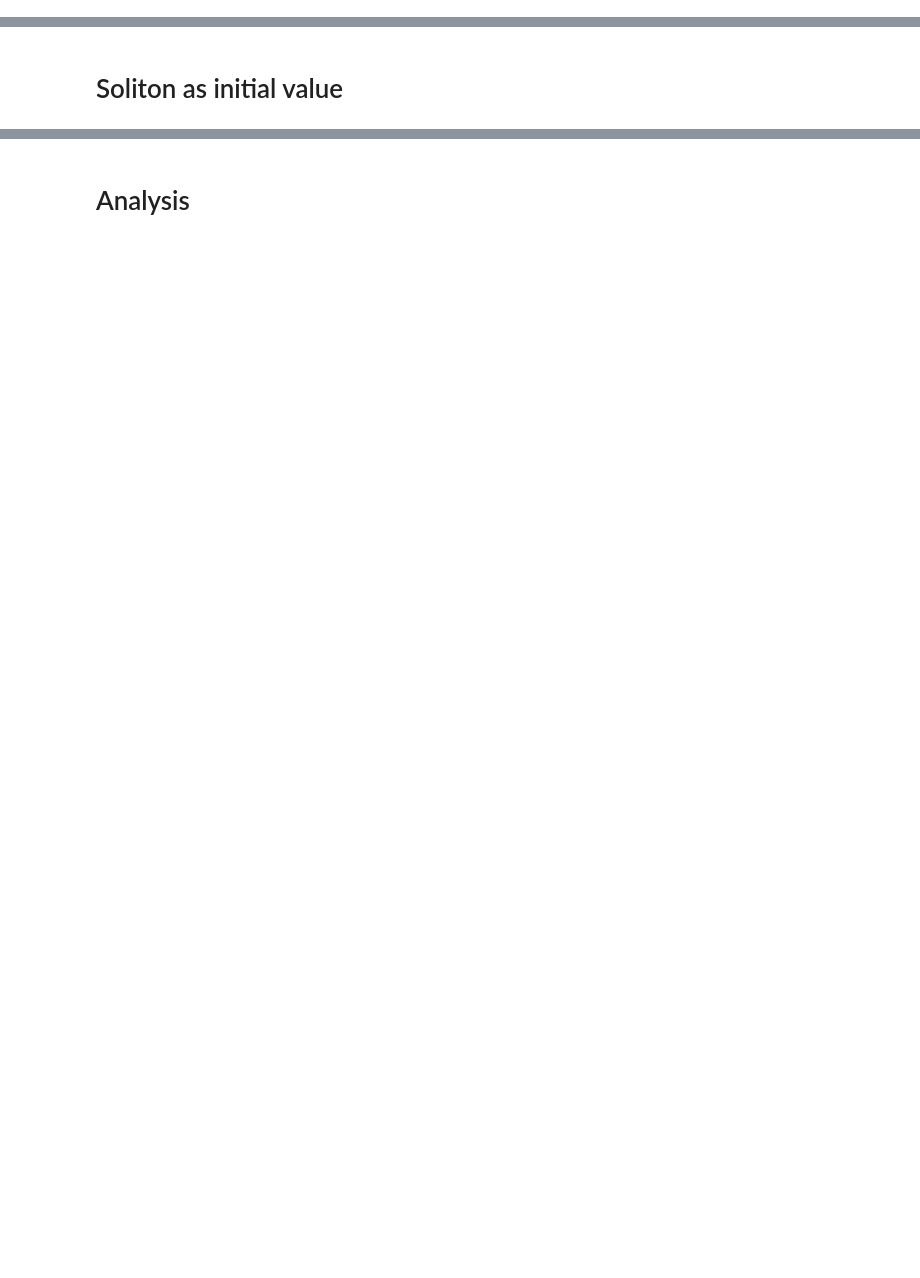
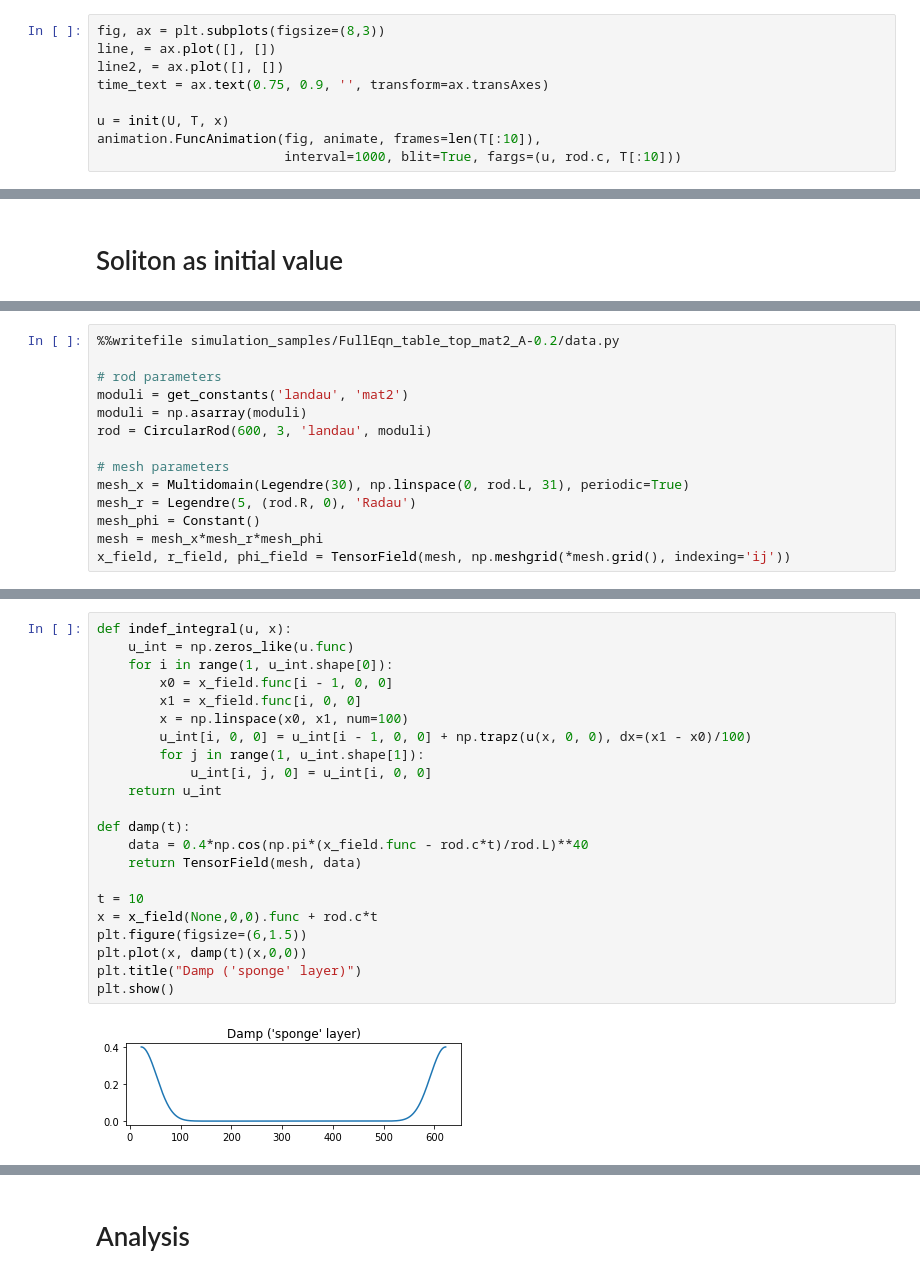
Before and after one commit to fgarbuzov/Spectral, a Jupyter notebook: NonlinearCylinder.ipynb, the cells around one changed output, grey strips where cells are left out. Drawn from its saved outputs; the diff is of its cells as text; blank space fills up the shorter version.

```diff
--- a/NonlinearCylinder.ipynb
+++ b/NonlinearCylinder.ipynb
@@ -164,0 +163,9 @@ anim
+# %%
+fig, ax = plt.subplots(figsize=(8,3))
+line, = ax.plot([], [])
+line2, = ax.plot([], [])
+time_text = ax.text(0.75, 0.9, '', transform=ax.transAxes)
+
+u = init(U, T, x)
+animation.FuncAnimation(fig, animate, frames=len(T[:10]),
+                        interval=1000, blit=True, fargs=(u, rod.c, T[:10]))
@@ -269,0 +176,14 @@ anim
+# %%
+%%writefile simulation_samples/FullEqn_table_top_mat2_A-0.2/data.py
+
+# rod parameters
+moduli = get_constants('landau', 'mat2')
+moduli = np.asarray(moduli)
+rod = CircularRod(600, 3, 'landau', moduli)
+
+# mesh parameters
+mesh_x = Multidomain(Legendre(30), np.linspace(0, rod.L, 31), periodic=True)
+mesh_r = Legendre(5, (rod.R, 0), 'Radau')
+mesh_phi = Constant()
+mesh = mesh_x*mesh_r*mesh_phi
+x_field, r_field, phi_field = TensorField(mesh, np.meshgrid(*mesh.grid(), indexing='ij'))
@@ -269,0 +211,24 @@ anim
+# %%
+def indef_integral(u, x):
+    u_int = np.zeros_like(u.func)
+    for i in range(1, u_int.shape[0]):
+        x0 = x_field.func[i - 1, 0, 0]
+        x1 = x_field.func[i, 0, 0]
+        x = np.linspace(x0, x1, num=100)
+        u_int[i, 0, 0] = u_int[i - 1, 0, 0] + np.trapz(u(x, 0, 0), dx=(x1 - x0)/100)
+        for j in range(1, u_int.shape[1]):
+            u_int[i, j, 0] = u_int[i, 0, 0]
+    return u_int
+
+def damp(t):
+    data = 0.4*np.cos(np.pi*(x_field.func - rod.c*t)/rod.L)**40
+    return TensorField(mesh, data)
+
+t = 10
+x = x_field(None,0,0).func + rod.c*t
+plt.figure(figsize=(6,1.5))
+plt.plot(x, damp(t)(x,0,0))
+plt.title("Damp ('sponge' layer)")
+plt.show()
+# %% [output]
+[figure, added]
```
Also changed, not shown: parts of 42 cells of this notebook, 8 other files.
